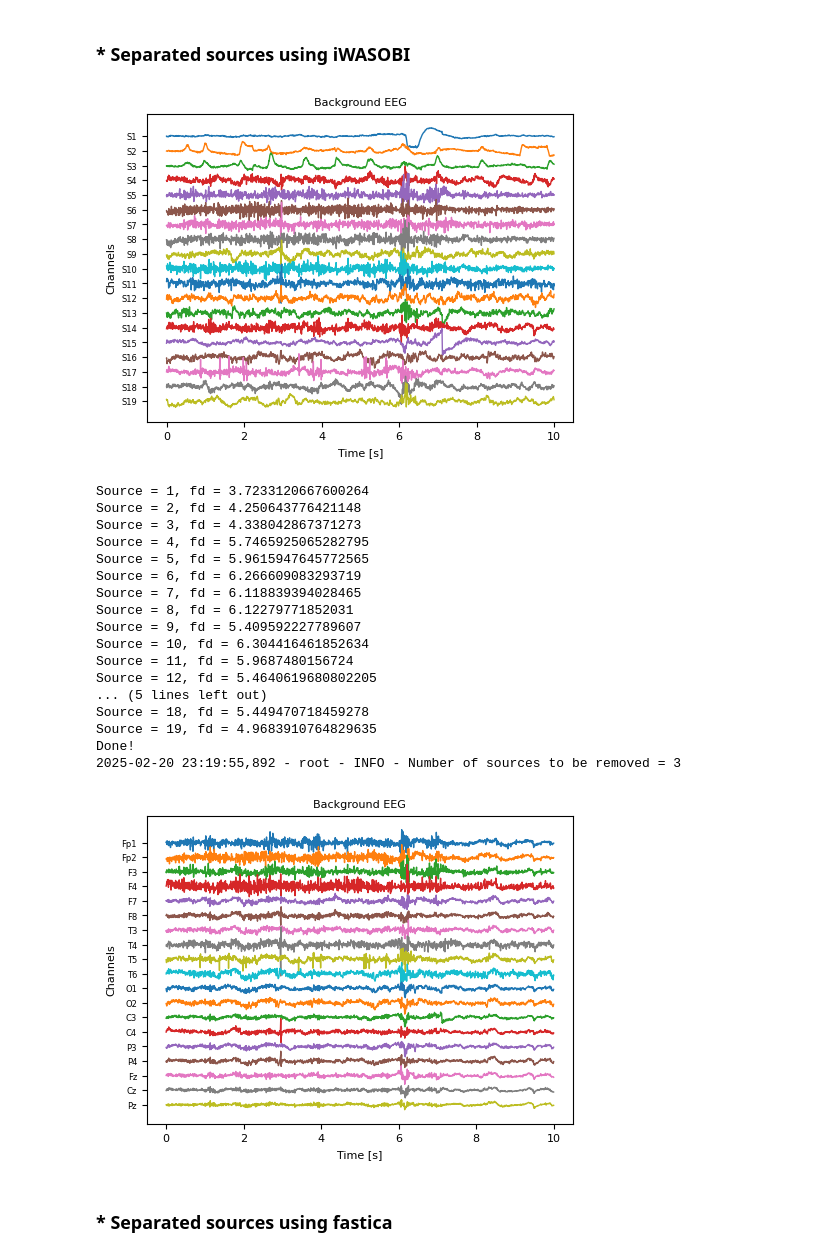
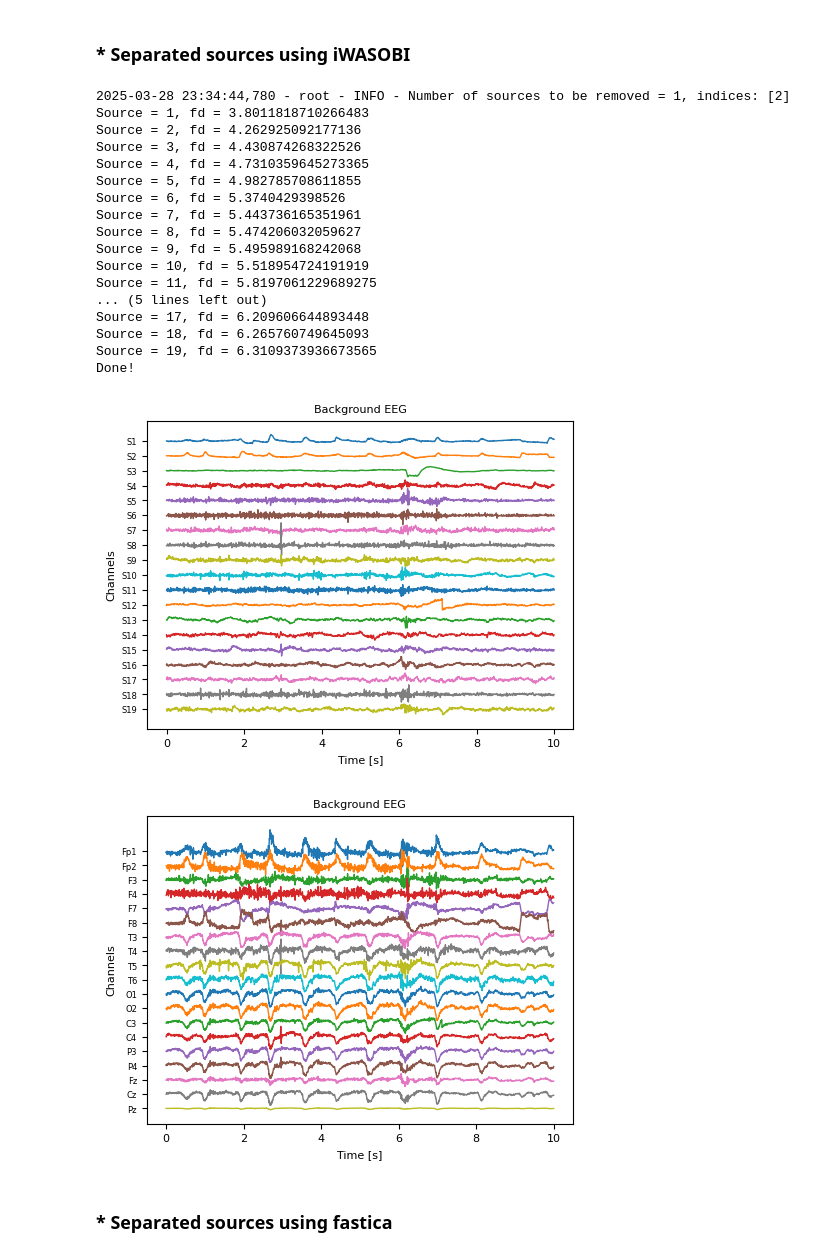
Before and after one commit to lasaid-udg/DCEC_SESH_seizure_biomarkers, a Jupyter notebook: notebooks/EEG_raw_analysis_Siena.ipynb, the cells around one changed output. Cells and saved outputs as stored; diff of their text form; code cells hidden in the pictures.

```diff
--- a/notebooks/EEG_raw_analysis_Siena.ipynb
+++ b/notebooks/EEG_raw_analysis_Siena.ipynb
@@ -106,46 +106,38 @@ plot_eeg_spectrum(frequency_range, spectral_components, processor.selected_chann
 # %% [markdown]
 ### * Separated sources using iWASOBI
 # %%
-iwasobi = IWasobi()
-eeg_sources = iwasobi.fit_transform(processor._data[:, PERIOD[0]*processor.sampling_frequency:
-                                                       PERIOD[1]*processor.sampling_frequency])
+eog_denoiser = EogDenoiser(processor.sampling_frequency)
+eeg_sources, clean_eog_eeg = eog_denoiser.apply_by_segments(processor._data[:, PERIOD[0]*processor.sampling_frequency:
+                                                            PERIOD[1]*processor.sampling_frequency])
+print(eog_denoiser)
 
 ###########################################################
 plot_eeg_windows(eeg_sources, current_metadata, [f"S{idx}" for idx in range(1, eeg_sources.shape[0] + 1)],
                  processor.sampling_frequency, period=[0, 10])
 
 ###########################################################
-eog_denoiser = EogDenoiser()
-eog_denoiser.fit_fractal_dimensions(eeg_sources)
-print(eog_denoiser)
-
-eeg_sources = eog_denoiser.remove_low_dimension_sources([0, 3])
-###########################################################
-
-clean_eeg = iwasobi.inverse_transform(eeg_sources)
-
-plot_eeg_windows(clean_eeg, current_metadata, processor.selected_channels,
+plot_eeg_windows(clean_eog_eeg, current_metadata, processor.selected_channels,
                  processor.sampling_frequency, period=[0, 10])
 # %% [output]
+2025-03-28 23:34:44,780 - root - INFO - Number of sources to be removed = 1, indices: [2]
+Source = 1, fd = 3.8011818710266483
+Source = 2, fd = 4.262925092177136
+Source = 3, fd = 4.430874268322526
+Source = 4, fd = 4.7310359645273365
+Source = 5, fd = 4.982785708611855
+Source = 6, fd = 5.3740429398526
+Source = 7, fd = 5.443736165351961
+Source = 8, fd = 5.474206032059627
+Source = 9, fd = 5.495989168242068
+Source = 10, fd = 5.518954724191919
+Source = 11, fd = 5.8197061229689275
+... (5 lines left out)
+Source = 17, fd = 6.209606644893448
+Source = 18, fd = 6.265760749645093
+Source = 19, fd = 6.3109373936673565
+Done!
-[figure, old version]
+[figure, new version]
-Source = 1, fd = 3.7233120667600264
-Source = 2, fd = 4.250643776421148
-Source = 3, fd = 4.338042867371273
-Source = 4, fd = 5.7465925065282795
-Source = 5, fd = 5.9615947645772565
-Source = 6, fd = 6.266609083293719
-Source = 7, fd = 6.118839394028465
-Source = 8, fd = 6.12279771852031
-Source = 9, fd = 5.409592227789607
-Source = 10, fd = 6.304416461852634
-Source = 11, fd = 5.9687480156724
-Source = 12, fd = 5.4640619680802205
-... (5 lines left out)
-Source = 18, fd = 5.449470718459278
-Source = 19, fd = 4.9683910764829635
-Done!
-2025-02-20 23:19:55,892 - root - INFO - Number of sources to be removed = 3
-[figure, old version]
+[figure, new version]
 # %% [markdown]
 ### * Separated sources using fastica
 # %%
```
Also changed, not shown: parts of 6 cells of this notebook, 7 other files.
